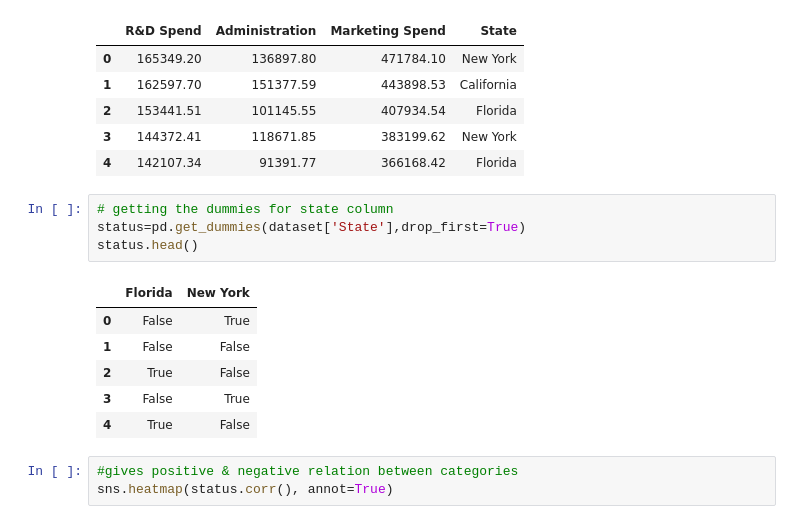
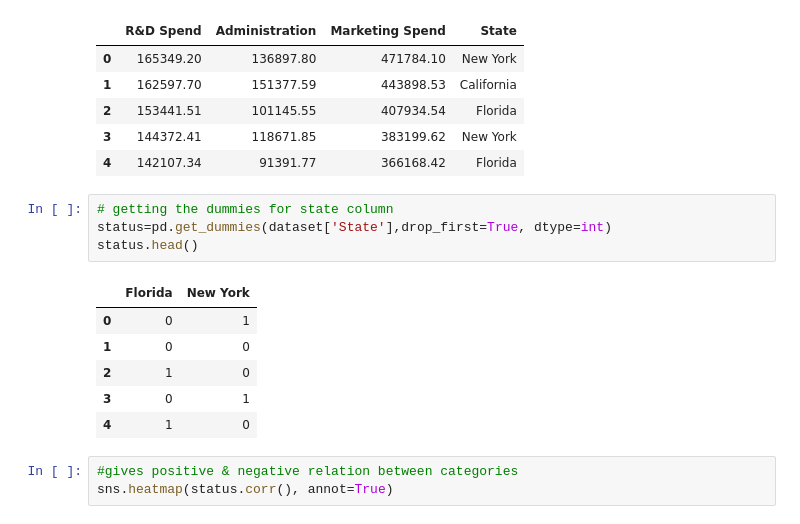
Before and after one commit to IsabelManiega/IA_Python, a Jupyter notebook: Ejercicios/Ejercicio 3/Ejercicio_3-Resuelto.ipynb, the cells around one changed output. Drawn from its saved outputs; the diff is of its cells as text.

```diff
--- a/Ejercicios/Ejercicio 3/Ejercicio_3-Resuelto.ipynb
+++ b/Ejercicios/Ejercicio 3/Ejercicio_3-Resuelto.ipynb
@@ -86,15 +86,15 @@ X.head()
 | 4 | 142107.34 | 91391.77 | 366168.42 | Florida |
 # %%
 # getting the dummies for state column
-status=pd.get_dummies(dataset['State'],drop_first=True)
+status=pd.get_dummies(dataset['State'],drop_first=True, dtype=int)
 status.head()
 # %% [output]
 |  | Florida | New York |
-| 0 | False | True |
-| 1 | False | False |
-| 2 | True | False |
-| 3 | False | True |
-| 4 | True | False |
+| 0 | 0 | 1 |
+| 1 | 0 | 0 |
+| 2 | 1 | 0 |
+| 3 | 0 | 1 |
+| 4 | 1 | 0 |
 # %%
 #gives positive & negative relation between categories
 sns.heatmap(status.corr(), annot=True)
```
Also changed, not shown: parts of 2 cells of this notebook.
